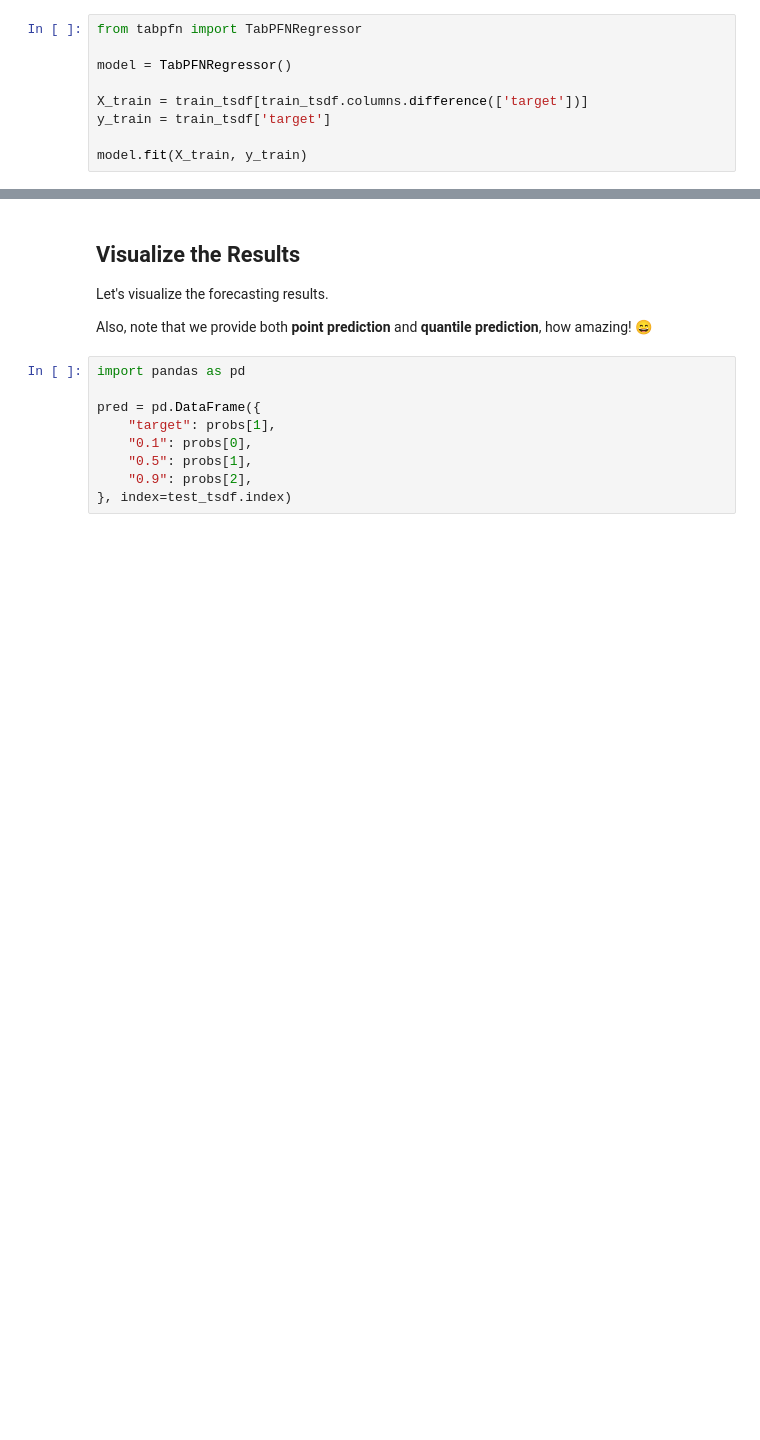
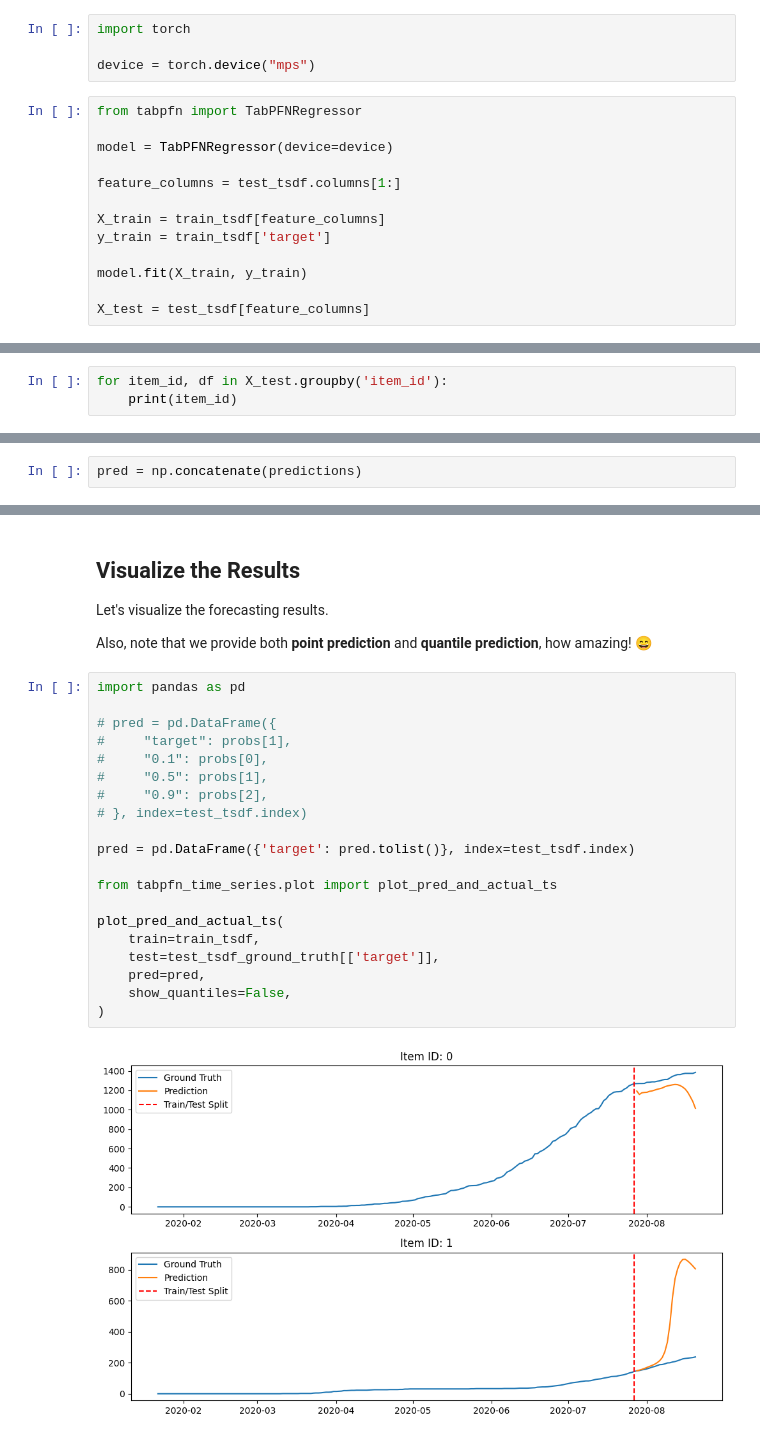
Before and after one commit to jacobf18/tabular, a Jupyter notebook: tabpfn-time-series/demo.ipynb, the cells around one changed output, grey strips where cells are left out. Drawn from its saved outputs; the diff is of its cells as text; blank space fills up the shorter version.

```diff
--- a/tabpfn-time-series/demo.ipynb
+++ b/tabpfn-time-series/demo.ipynb
@@ -97,12 +117,20 @@ We provide two options, `TabPFNMode.LOCAL` and `TabPFNMode.CLIENT`, as the backe
 For this demo, we'll use `TabPFNMode.CLIENT` to perform prediction. If you have not use the client before, you'll be prompted to create an account.
 
 Note: if your machine doesn't have a GPU, using `TabPFNMode.CLIENT` is recommended -- must faster 😉.
+# %%
+import torch
+
+device = torch.device("mps")
 # %%
 from tabpfn import TabPFNRegressor
 
-model = TabPFNRegressor()
+model = TabPFNRegressor(device=device)
 
-X_train = train_tsdf[train_tsdf.columns.difference(['target'])]
+feature_columns = test_tsdf.columns[1:]
+
+X_train = train_tsdf[feature_columns]
 y_train = train_tsdf['target']
 
 model.fit(X_train, y_train)
+
+X_test = test_tsdf[feature_columns]
@@ -112,0 +137,3 @@ TabPFNRegressor()
+# %%
+for item_id, df in X_test.groupby('item_id'):
+    print(item_id)
@@ -113 +178,3 @@ TabPFNRegressor()
+# %%
+pred = np.concatenate(predictions)
 # %%
@@ -123,9 +188,22 @@ Also, note that we provide both **point prediction** and **quantile prediction**
 # %%
 import pandas as pd
 
-pred = pd.DataFrame({
-    "target": probs[1],
-    "0.1": probs[0],
-    "0.5": probs[1],
-    "0.9": probs[2],
-}, index=test_tsdf.index)
+# pred = pd.DataFrame({
+#     "target": probs[1],
+#     "0.1": probs[0],
+#     "0.5": probs[1],
+#     "0.9": probs[2],
+# }, index=test_tsdf.index)
+
+pred = pd.DataFrame({'target': pred.tolist()}, index=test_tsdf.index)
+
+from tabpfn_time_series.plot import plot_pred_and_actual_ts
+
+plot_pred_and_actual_ts(
+    train=train_tsdf,
+    test=test_tsdf_ground_truth[['target']],
+    pred=pred,
+    show_quantiles=False,
+)
+# %% [output]
+[figure, added]
```
Also changed, not shown: parts of 23 cells of this notebook, 1 other file.
